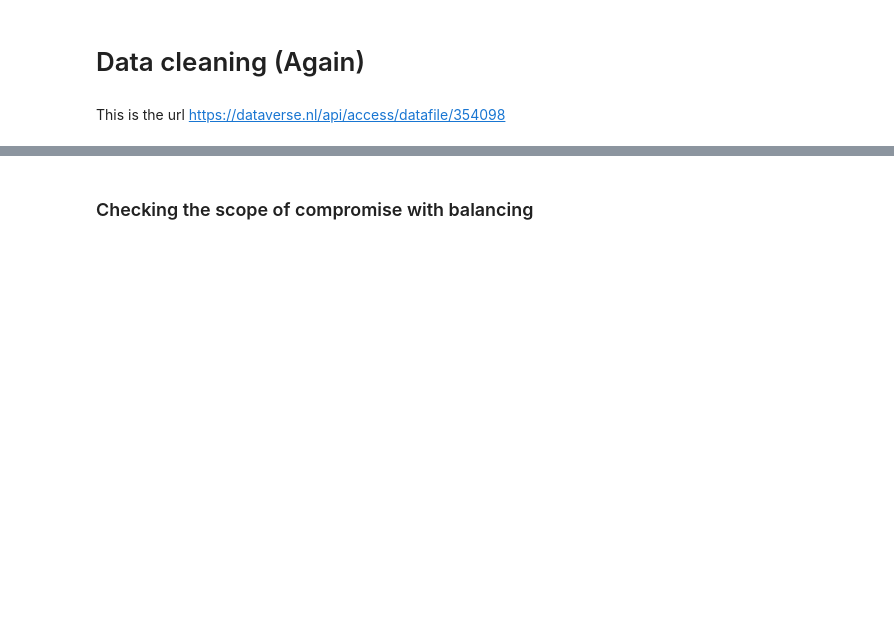
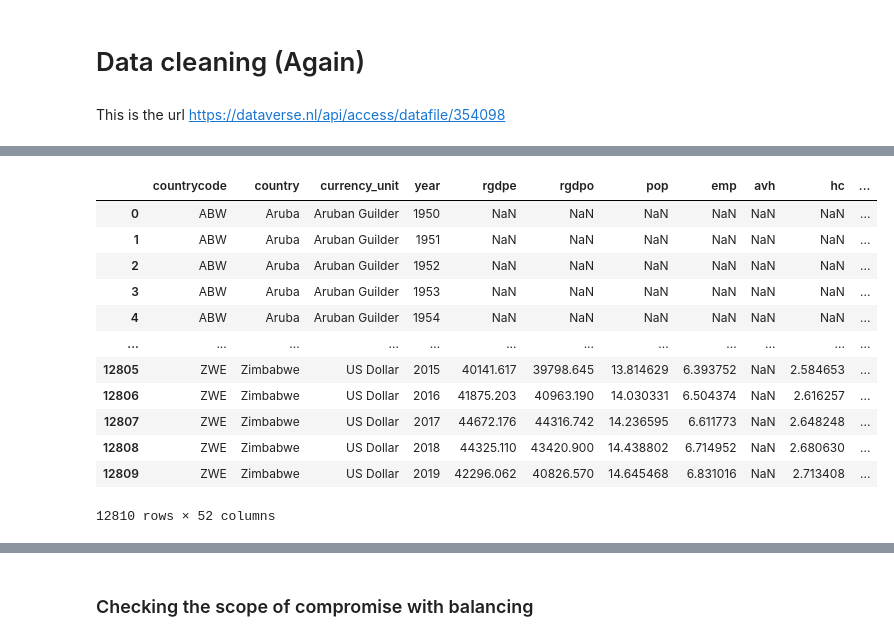
Before and after one commit to NumEconCopenhagen/projects-2024-mathias-mikkel-gabriele, a Jupyter notebook: dataproject/Data clean part 2.ipynb, the cells around one changed output, grey strips where cells are left out. Drawn from its saved outputs; the diff is of its cells as text; code cells hidden in the pictures; blank space fills up the shorter version.

```diff
--- a/dataproject/Data clean part 2.ipynb
+++ b/dataproject/Data clean part 2.ipynb
@@ -122,0 +19,18 @@ imf_emerging_bal_data.to_stata(r"C:\Users\mathi\OneDrive - University of Copenha
+# %%
+# Import the entire PWT from manual download
+pwt_csv = pd.read_csv('pwt1001.csv',index_col=0)
+pwt_csv
+# %% [output]
+|  | countrycode | country | currency_unit | year | rgdpe | rgdpo | pop | emp | avh | hc | ... |
+| 0 | ABW | Aruba | Aruban Guilder | 1950 | NaN | NaN | NaN | NaN | NaN | NaN | ... |
+| 1 | ABW | Aruba | Aruban Guilder | 1951 | NaN | NaN | NaN | NaN | NaN | NaN | ... |
+| 2 | ABW | Aruba | Aruban Guilder | 1952 | NaN | NaN | NaN | NaN | NaN | NaN | ... |
+| 3 | ABW | Aruba | Aruban Guilder | 1953 | NaN | NaN | NaN | NaN | NaN | NaN | ... |
+| 4 | ABW | Aruba | Aruban Guilder | 1954 | NaN | NaN | NaN | NaN | NaN | NaN | ... |
+| ... | ... | ... | ... | ... | ... | ... | ... | ... | ... | ... | ... |
+| 12805 | ZWE | Zimbabwe | US Dollar | 2015 | 40141.617 | 39798.645 | 13.814629 | 6.393752 | NaN | 2.584653 | ... |
+| 12806 | ZWE | Zimbabwe | US Dollar | 2016 | 41875.203 | 40963.190 | 14.030331 | 6.504374 | NaN | 2.616257 | ... |
+| 12807 | ZWE | Zimbabwe | US Dollar | 2017 | 44672.176 | 44316.742 | 14.236595 | 6.611773 | NaN | 2.648248 | ... |
+| 12808 | ZWE | Zimbabwe | US Dollar | 2018 | 44325.110 | 43420.900 | 14.438802 | 6.714952 | NaN | 2.680630 | ... |
+| 12809 | ZWE | Zimbabwe | US Dollar | 2019 | 42296.062 | 40826.570 | 14.645468 | 6.831016 | NaN | 2.713408 | ... |
+12810 rows × 52 columns
```
Also changed, not shown: parts of 12 cells of this notebook.
